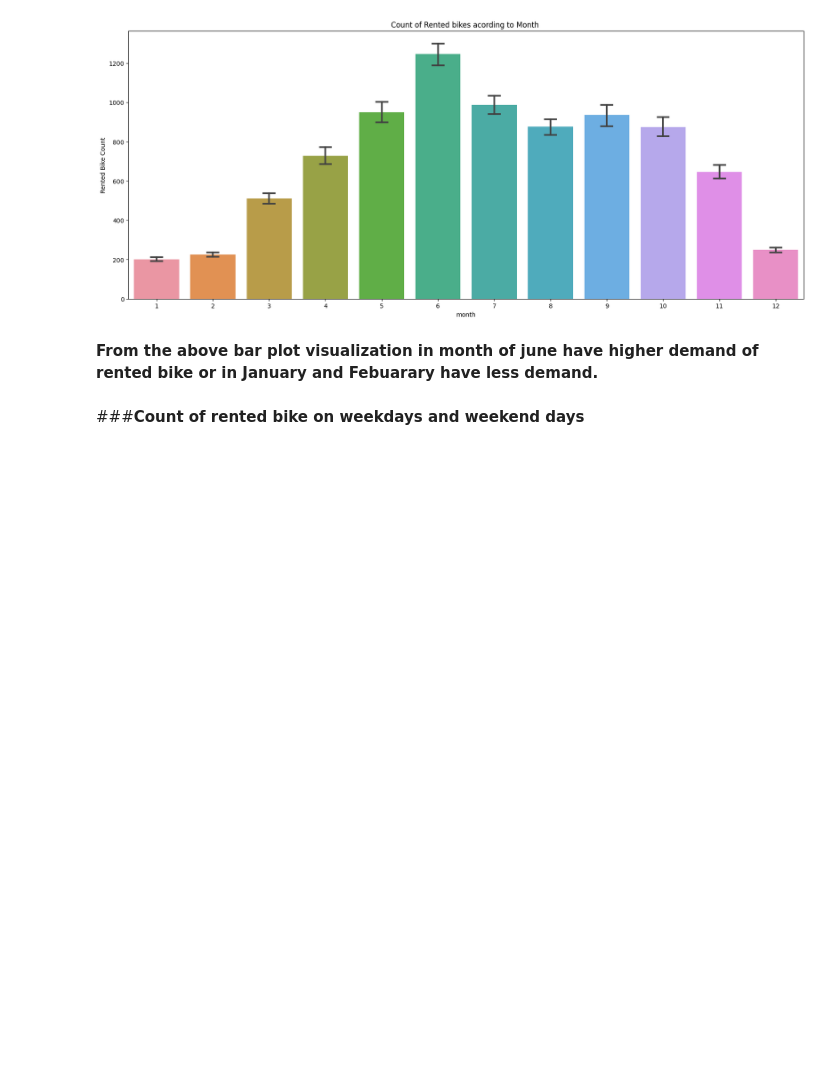
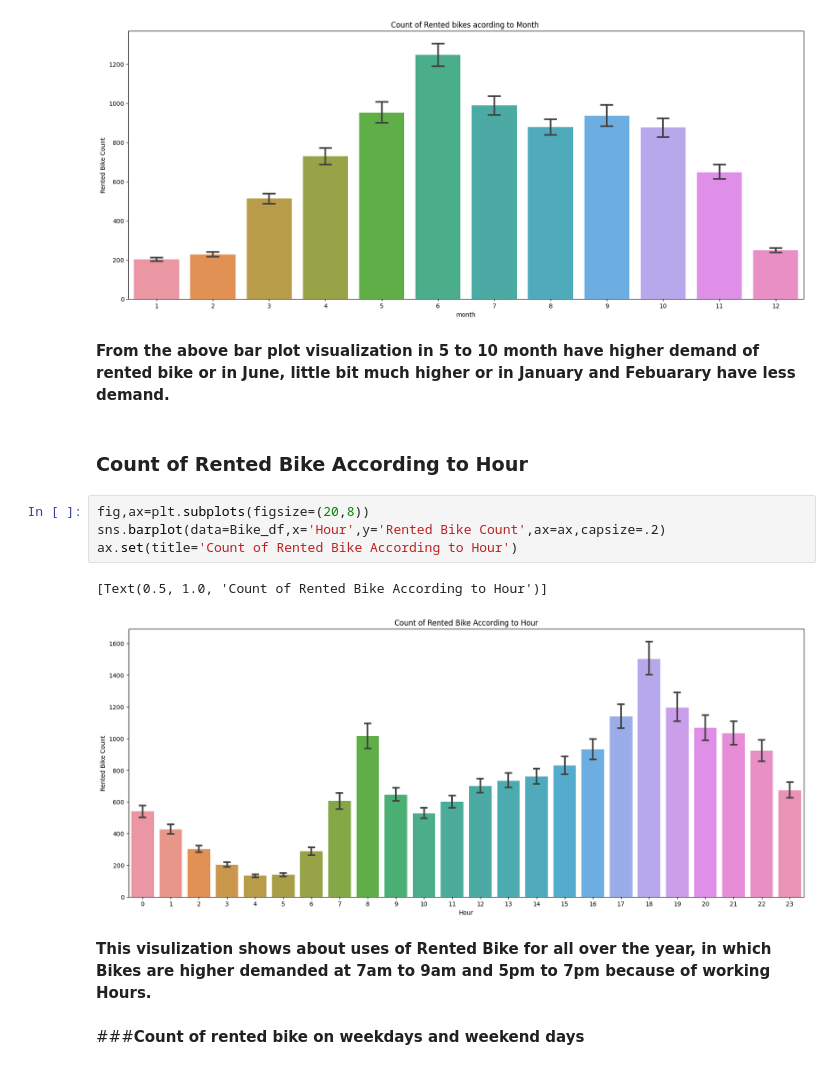
Before and after one commit to kumarsinghashu/Bike-sharing-demand-prediction, a Jupyter notebook: Bike_Sharing_Demand_Prediction_Capstone_Project_.ipynb, the cells around one changed output. Drawn from its saved outputs; the diff is of its cells as text; blank space fills up the shorter version.

```diff
--- a/Bike_Sharing_Demand_Prediction_Capstone_Project_.ipynb
+++ b/Bike_Sharing_Demand_Prediction_Capstone_Project_.ipynb
@@ -432,7 +432,18 @@ ax.set(title='Count of Rented bikes acording to Month ')
 [Text(0.5, 1.0, 'Count of Rented bikes acording to Month ')]
 [figure]
 # %% [markdown]
-**From the above bar plot visualization in month of june have higher demand of rented bike or in January and Febuarary have less demand.**
+**From the above bar plot visualization in 5 to  10 month have higher demand of rented bike or in June, little bit much higher or in January and Febuarary have less demand.**
+# %% [markdown]
+### <b>Count of Rented Bike According to Hour</b>
+# %%
+fig,ax=plt.subplots(figsize=(20,8))
+sns.barplot(data=Bike_df,x='Hour',y='Rented Bike Count',ax=ax,capsize=.2)
+ax.set(title='Count of Rented Bike According to Hour')
+# %% [output]
+[Text(0.5, 1.0, 'Count of Rented Bike According to Hour')]
+[figure, added]
+# %% [markdown]
+**This visulization shows about uses of Rented Bike for all over the year, in which Bikes are higher demanded at 7am to 9am and 5pm to 7pm  because of working Hours.**
 # %% [markdown]
 ###<b>Count of rented bike on weekdays and weekend days</b>
 # %%
```
Also changed, not shown: parts of 7 cells of this notebook.
